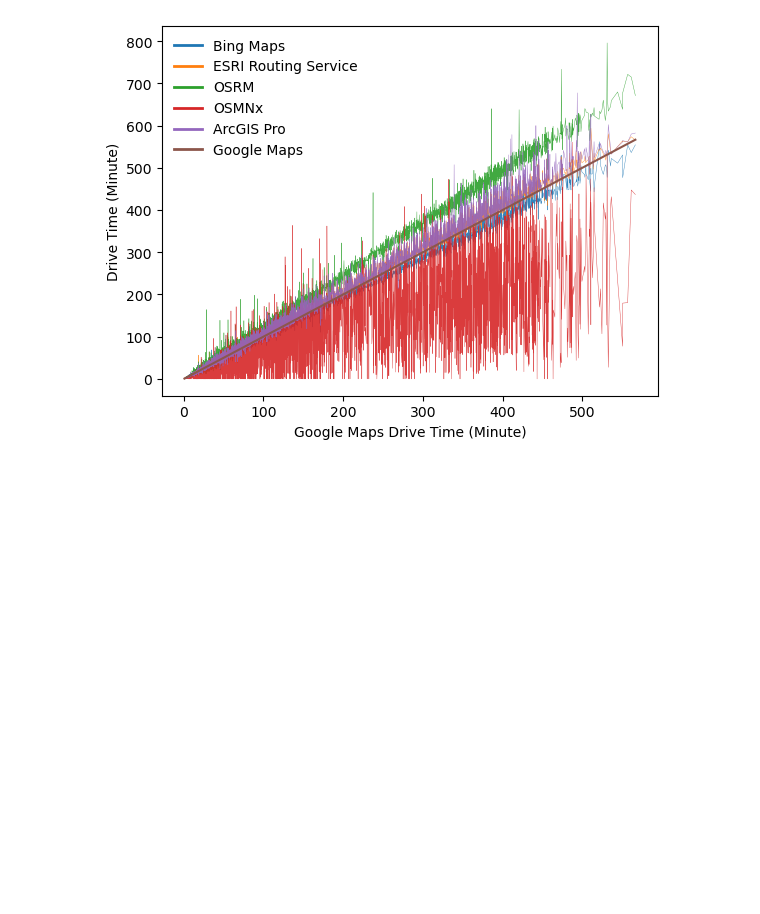
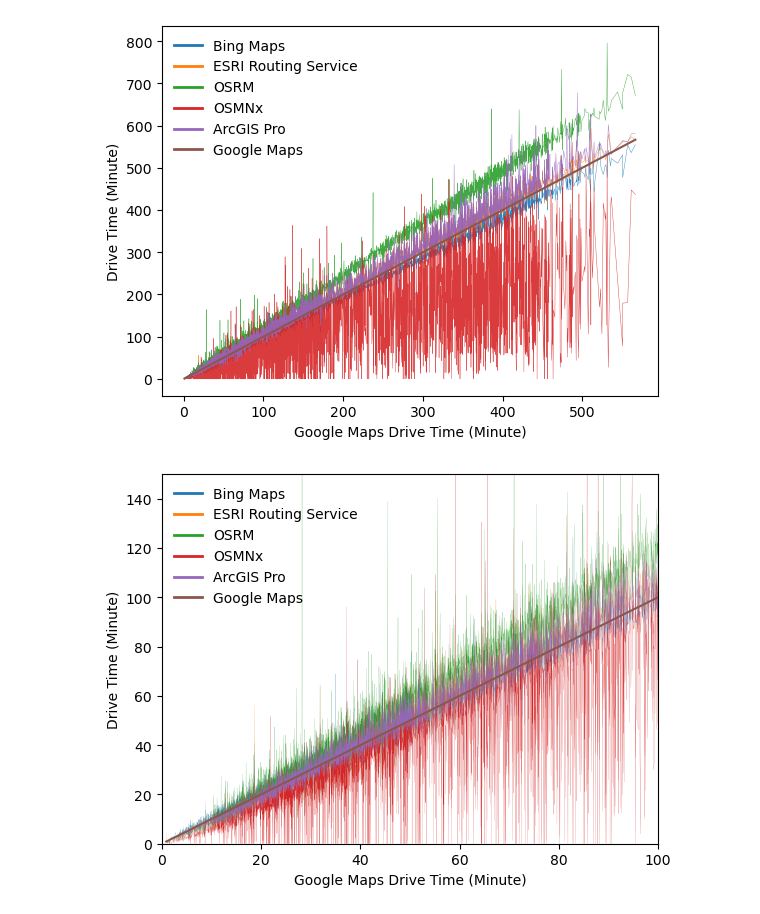
Before and after one commit to wybert/Comparative-Study-of-Methods-for-Drive-Time-Estimation, a Jupyter notebook: notebooks/0.2-xiaokang-results-visualization.ipynb, the cells around one changed output. Cells and saved outputs as stored; diff of their text form; code cells hidden in the pictures; blank space fills up the shorter version.

```diff
--- a/notebooks/0.2-xiaokang-results-visualization.ipynb
+++ b/notebooks/0.2-xiaokang-results-visualization.ipynb
@@ -44,0 +65,30 @@ plt.show()
+# %%
+import matplotlib.pyplot as plt
+import matplotlib.lines as mlines
+
+results.index = results["Google Maps"]
+ax = results.plot(kind='line',
+        y=["Bing Maps", "ESRI Routing Service", "OSRM", "OSMNx", "ArcGIS Pro"],
+        linewidth=0.1,alpha=1)
+# make the line width of google maps bigger
+results.plot(kind='line',y=["Google Maps"],linewidth=1.5,ax=ax)
+
+# plt.title("Comparison of Route Drive Durations")
+plt.xlabel("Google Maps Drive Time (Minute)")
+plt.ylabel("Drive Time (Minute)")
+ax.set_xlim([0, 100])
+ax.set_ylim([0, 150])
+# set legend line width
+# plt.title("Comparison of Route Drive Durations")
+plt.xlabel("Google Maps Drive Time (Minute)")
+plt.ylabel("Drive Time (Minute)")
+legend_lines = [mlines.Line2D([], [], color=c, linewidth=2) for c in plt.rcParams['axes.prop_cycle'].by_key()['color']]
+legend_labels = [ "Bing Maps", "ESRI Routing Service", "OSRM", "OSMNx", "ArcGIS Pro","Google Maps"]
+plt.legend(legend_lines, legend_labels,frameon=False)
+
+plt.savefig("../reports/figures/Comparison_of_Route_Drive_Durations_with100.pdf")
+# plt.legend(["Google Map", "Bing Map", "ESRI Routing Service", "OSRM", "OSMNx", "ArcGIS Desktop"])
+
+plt.show()
+# %% [output]
+[figure, added]
```
Also changed, not shown: parts of 3 cells of this notebook, 3 other files.
